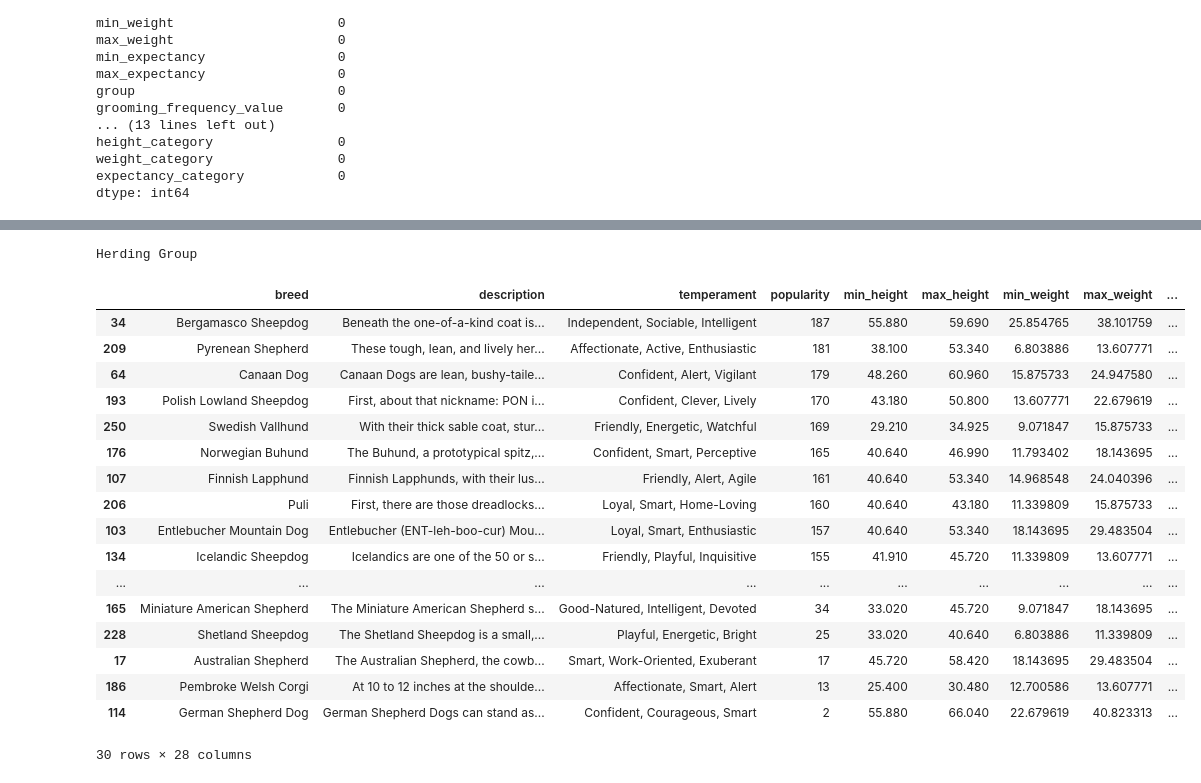
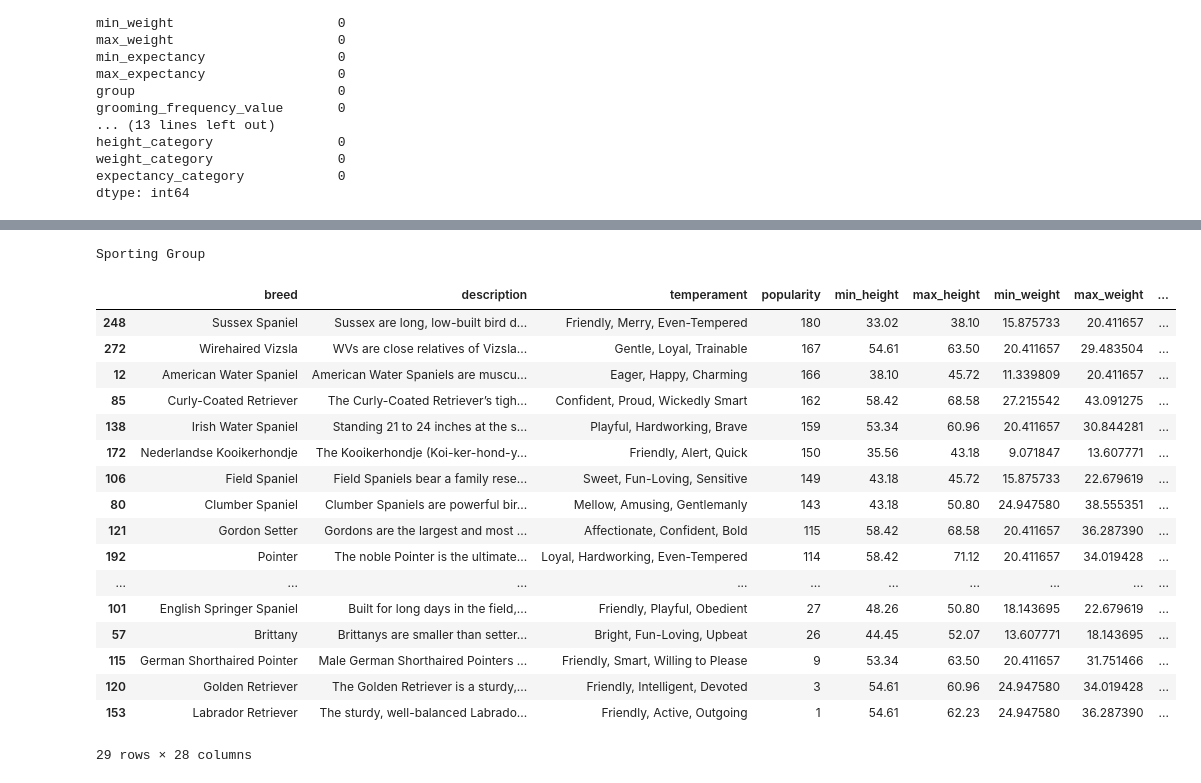
Before and after one commit to C23-PS008/dog-breed-prediction, a Jupyter notebook: dog-breed-predicion.ipynb, the cells around one changed output, grey strips where cells are left out. Cells and saved outputs as stored; diff of their text form; code cells hidden in the pictures.

```diff
--- a/dog-breed-predicion.ipynb
+++ b/dog-breed-predicion.ipynb
@@ -451,7 +424,6 @@ categorical_cols = [
                     'energy_level_category',
                     'shedding_category',
                     'grooming_frequency_category',
-                    # 'temperament_category',
                     'weight_category',
                     'height_category',
                     'demeanor_category'
@@ -519,7 +491,7 @@ optimizer = tf.keras.optimizers.RMSprop(learning_rate=0.01)
 model.compile(optimizer=optimizer, loss='sparse_categorical_crossentropy', metrics=['accuracy'])
 
 # Train the model
-batch_size = 8
+batch_size = 64
 train_dataset = input_fn(X_train, y_train, batch_size=batch_size)
 validation_dataset = input_fn(X_test, y_test, batch_size=batch_size, shuffle=False)
 history = model.fit(train_dataset, validation_data=validation_dataset, epochs=20)
@@ -620,68 +563,66 @@ plt.show()
 # Create a new dataframe with input features for prediction
 
 new_data = pd.DataFrame({
-    # 'expectancy_category': ['Medium'],
-    'height_category': ['Medium'],
-    'weight_category': ['Medium'],
-    'demeanor_category': ['Reserved with Strangers'],
-    'trainability_category': ['Eager to Please'],
-    'energy_level_category': ['Needs Lots of Activity'],
-    'shedding_category': ['Occasional'],
-    'grooming_frequency_category': ['Weekly'],
-    'temperament_category': ['Active']
+     "trainability_category": ["Eager to Please"],
+  "energy_level_category": ["Needs Lots of Activity"],
+  "shedding_category": ["Frequent"],
+  "grooming_frequency_category": ["Weekly Brushing"],
+  "temperament_category": ["Loyal"],
+  "weight_category": ["Heavy"],
+  "height_category": ["Tall"],
+  "demeanor_category": ["Friendly"]
 })
 
 
 # Convert the new data to individual arrays for prediction
 new_data_arrays = [new_data[feature].values.reshape(-1, 1) for feature in [
+    'trainability_category',
+    'energy_level_category',
+    'shedding_category',
+    'grooming_frequency_category',
+    'temperament_category',
+    'weight_category',
+    'height_category',
     'demeanor_category',
-    'energy_level_category',
-    # 'expectancy_category',
-    'grooming_frequency_category',
-    'height_category',
-    'shedding_category',
-    'trainability_category',
-    'weight_category',
-    'temperament_category'
     ]
     ]
 
 # Make predictions on the new data
 predictions = model.predict(new_data_arrays)
 
 # Decode the predicted breed labels
 predicted_labels = np.argmax(predictions, axis=1)
 predicted_labels = label_encoder.inverse_transform(predicted_labels)
-# print(predicted_labels)
+
 # Menampilkan hasil prediksi
 for label in predicted_labels:
     print(label)
     breeds = dataframe.loc[dataframe['group'] == label]
      # Sort by popularity in descending order
     breeds = breeds.sort_values('popularity', ascending=False)
     # Get top 5 breeds
     top_breeds = breeds.head(5)
     # print(top_breeds)
     # print('\n')
 
 pd.DataFrame(breeds)
 # %% [output]
-Herding Group
+Sporting Group
 |  | breed | description | temperament | popularity | min_height | max_height | min_weight | max_weight | ... |
-| 34 | Bergamasco Sheepdog | Beneath the one-of-a-kind coat is... | Independent, Sociable, Intelligent | 187 | 55.880 | 59.690 | 25.854765 | 38.101759 | ... |
-| 209 | Pyrenean Shepherd | These tough, lean, and lively her... | Affectionate, Active, Enthusiastic | 181 | 38.100 | 53.340 | 6.803886 | 13.607771 | ... |
-| 64 | Canaan Dog | Canaan Dogs are lean, bushy-taile... | Confident, Alert, Vigilant | 179 | 48.260 | 60.960 | 15.875733 | 24.947580 | ... |
-| 193 | Polish Lowland Sheepdog | First, about that nickname: PON i... | Confident, Clever, Lively | 170 | 43.180 | 50.800 | 13.607771 | 22.679619 | ... |
-| 250 | Swedish Vallhund | With their thick sable coat, stur... | Friendly, Energetic, Watchful | 169 | 29.210 | 34.925 | 9.071847 | 15.875733 | ... |
-| 176 | Norwegian Buhund | The Buhund, a prototypical spitz,... | Confident, Smart, Perceptive | 165 | 40.640 | 46.990 | 11.793402 | 18.143695 | ... |
-| 107 | Finnish Lapphund | Finnish Lapphunds, with their lus... | Friendly, Alert, Agile | 161 | 40.640 | 53.340 | 14.968548 | 24.040396 | ... |
-| 206 | Puli | First, there are those dreadlocks... | Loyal, Smart, Home-Loving | 160 | 40.640 | 43.180 | 11.339809 | 15.875733 | ... |
-| 103 | Entlebucher Mountain Dog | Entlebucher (ENT-leh-boo-cur) Mou... | Loyal, Smart, Enthusiastic | 157 | 40.640 | 53.340 | 18.143695 | 29.483504 | ... |
-| 134 | Icelandic Sheepdog | Icelandics are one of the 50 or s... | Friendly, Playful, Inquisitive | 155 | 41.910 | 45.720 | 11.339809 | 13.607771 | ... |
+| 248 | Sussex Spaniel | Sussex are long, low-built bird d... | Friendly, Merry, Even-Tempered | 180 | 33.02 | 38.10 | 15.875733 | 20.411657 | ... |
+| 272 | Wirehaired Vizsla | WVs are close relatives of Vizsla... | Gentle, Loyal, Trainable | 167 | 54.61 | 63.50 | 20.411657 | 29.483504 | ... |
+| 12 | American Water Spaniel | American Water Spaniels are muscu... | Eager, Happy, Charming | 166 | 38.10 | 45.72 | 11.339809 | 20.411657 | ... |
+| 85 | Curly-Coated Retriever | The Curly-Coated Retriever’s tigh... | Confident, Proud, Wickedly Smart | 162 | 58.42 | 68.58 | 27.215542 | 43.091275 | ... |
+| 138 | Irish Water Spaniel | Standing 21 to 24 inches at the s... | Playful, Hardworking, Brave | 159 | 53.34 | 60.96 | 20.411657 | 30.844281 | ... |
+| 172 | Nederlandse Kooikerhondje | The Kooikerhondje (Koi-ker-hond-y... | Friendly, Alert, Quick | 150 | 35.56 | 43.18 | 9.071847 | 13.607771 | ... |
+| 106 | Field Spaniel | Field Spaniels bear a family rese... | Sweet, Fun-Loving, Sensitive | 149 | 43.18 | 45.72 | 15.875733 | 22.679619 | ... |
+| 80 | Clumber Spaniel | Clumber Spaniels are powerful bir... | Mellow, Amusing, Gentlemanly | 143 | 43.18 | 50.80 | 24.947580 | 38.555351 | ... |
+| 121 | Gordon Setter | Gordons are the largest and most ... | Affectionate, Confident, Bold | 115 | 58.42 | 68.58 | 20.411657 | 36.287390 | ... |
+| 192 | Pointer | The noble Pointer is the ultimate... | Loyal, Hardworking, Even-Tempered | 114 | 58.42 | 71.12 | 20.411657 | 34.019428 | ... |
 | ... | ... | ... | ... | ... | ... | ... | ... | ... | ... |
-| 165 | Miniature American Shepherd | The Miniature American Shepherd s... | Good-Natured, Intelligent, Devoted | 34 | 33.020 | 45.720 | 9.071847 | 18.143695 | ... |
-| 228 | Shetland Sheepdog | The Shetland Sheepdog is a small,... | Playful, Energetic, Bright | 25 | 33.020 | 40.640 | 6.803886 | 11.339809 | ... |
-| 17 | Australian Shepherd | The Australian Shepherd, the cowb... | Smart, Work-Oriented, Exuberant | 17 | 45.720 | 58.420 | 18.143695 | 29.483504 | ... |
-| 186 | Pembroke Welsh Corgi | At 10 to 12 inches at the shoulde... | Affectionate, Smart, Alert | 13 | 25.400 | 30.480 | 12.700586 | 13.607771 | ... |
-| 114 | German Shepherd Dog | German Shepherd Dogs can stand as... | Confident, Courageous, Smart | 2 | 55.880 | 66.040 | 22.679619 | 40.823313 | ... |
+| 101 | English Springer Spaniel | Built for long days in the field,... | Friendly, Playful, Obedient | 27 | 48.26 | 50.80 | 18.143695 | 22.679619 | ... |
+| 57 | Brittany | Brittanys are smaller than setter... | Bright, Fun-Loving, Upbeat | 26 | 44.45 | 52.07 | 13.607771 | 18.143695 | ... |
+| 115 | German Shorthaired Pointer | Male German Shorthaired Pointers ... | Friendly, Smart, Willing to Please | 9 | 53.34 | 63.50 | 20.411657 | 31.751466 | ... |
+| 120 | Golden Retriever | The Golden Retriever is a sturdy,... | Friendly, Intelligent, Devoted | 3 | 54.61 | 60.96 | 24.947580 | 34.019428 | ... |
+| 153 | Labrador Retriever | The sturdy, well-balanced Labrado... | Friendly, Active, Outgoing | 1 | 54.61 | 62.23 | 24.947580 | 36.287390 | ... |
-30 rows × 28 columns
+29 rows × 28 columns
```
Also changed, not shown: parts of 30 cells of this notebook, 7 other files.
